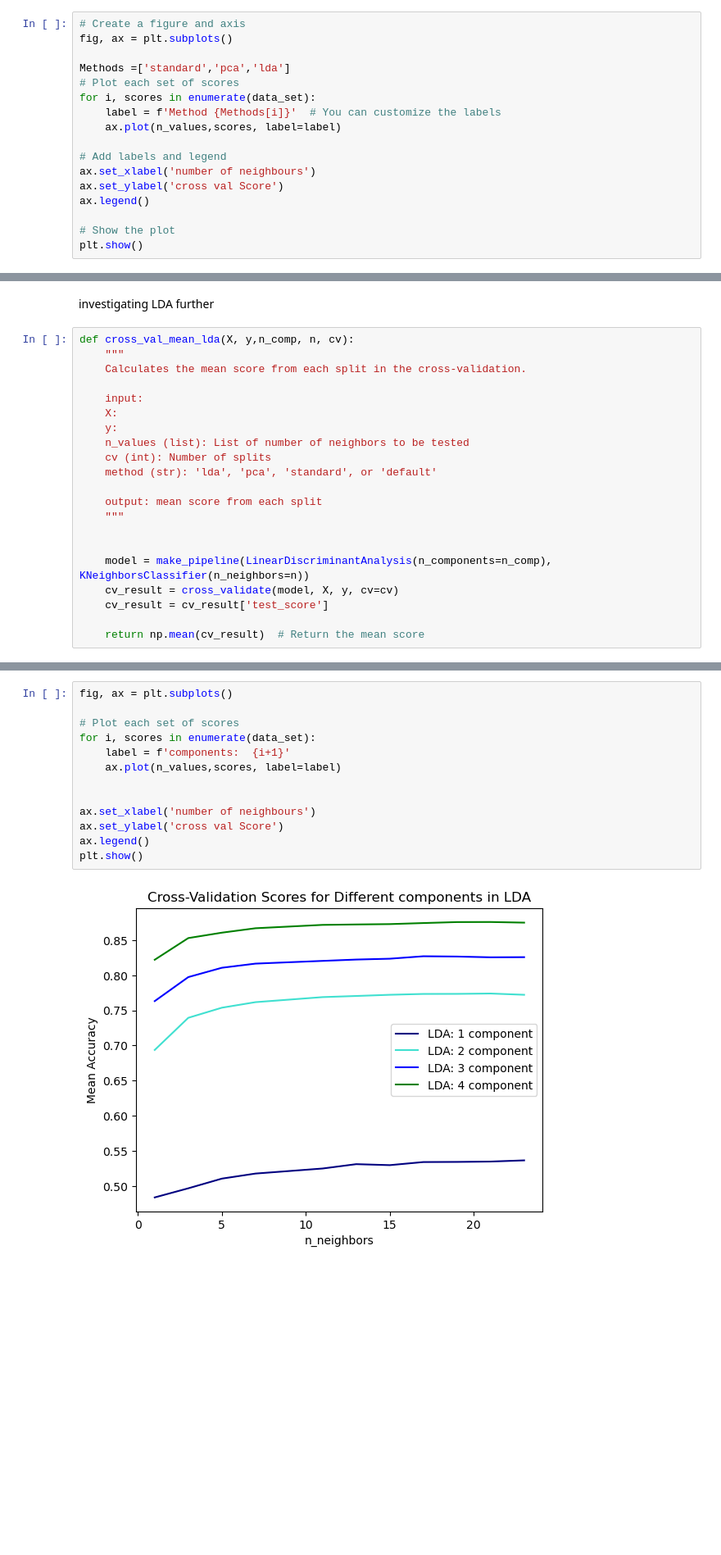
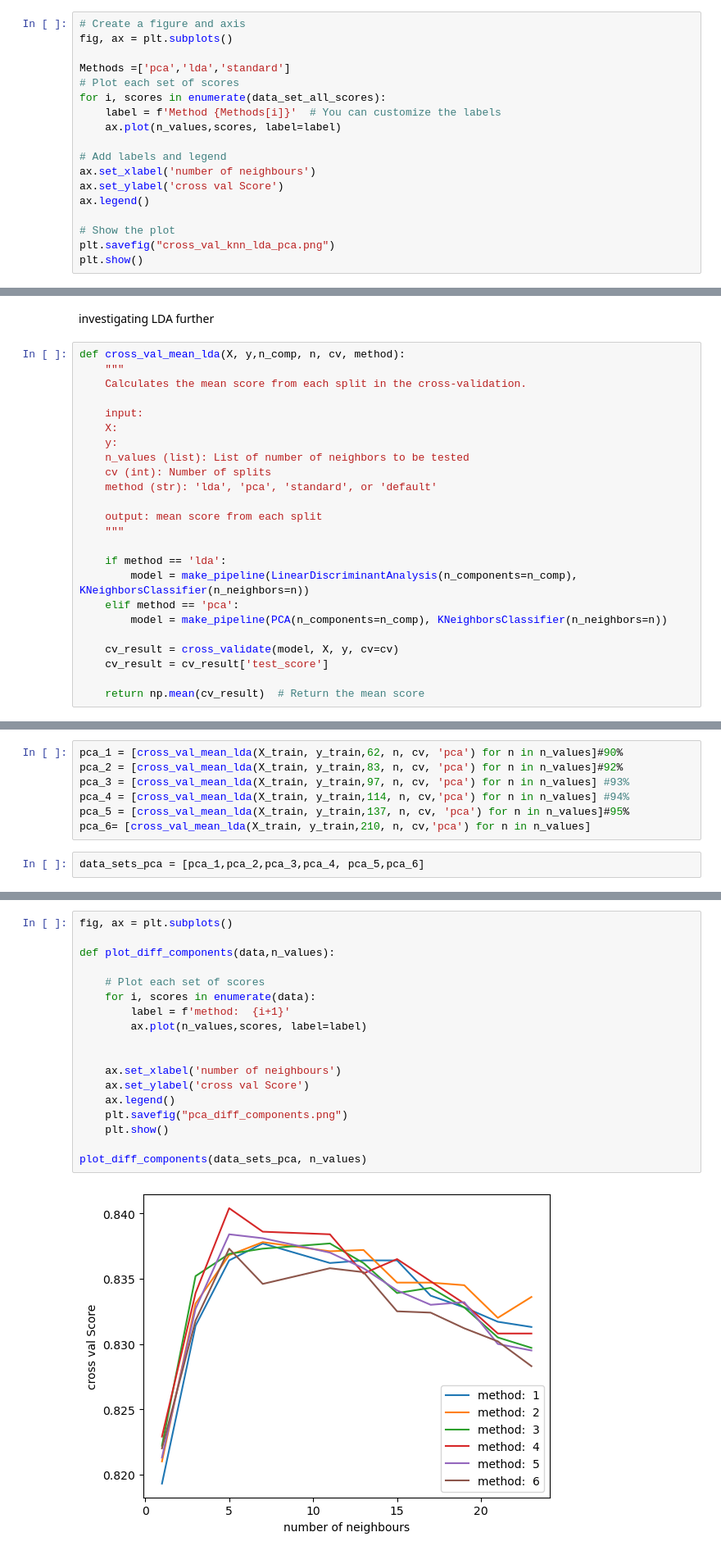
Before and after one commit to julielhagen/Clothing_classification-, a Jupyter notebook: Knn.ipynb, the cells around one changed output, grey strips where cells are left out. Shown at 82% size. Cells and saved outputs as stored; diff of their text form; blank space fills up the shorter version.

```diff
--- a/Knn.ipynb
+++ b/Knn.ipynb
@@ -281,9 +298,9 @@ cv = 5
 # Create a figure and axis
 fig, ax = plt.subplots()
 
-Methods =['standard','pca','lda']
+Methods =['pca','lda','standard']
 # Plot each set of scores
-for i, scores in enumerate(data_set):
+for i, scores in enumerate(data_set_all_scores):
     label = f'Method {Methods[i]}'  # You can customize the labels
     ax.plot(n_values,scores, label=label)
 
@@ -293,5 +310,6 @@ ax.set_ylabel('cross val Score')
 ax.legend()
 
 # Show the plot
+plt.savefig("cross_val_knn_lda_pca.png")
 plt.show()
 # %% [output]
@@ -299,7 +317,7 @@ plt.show()
 # %% [markdown]
 investigating LDA further
 # %%
-def cross_val_mean_lda(X, y,n_comp, n, cv):
+def cross_val_mean_lda(X, y,n_comp, n, cv, method):
     """
     Calculates the mean score from each split in the cross-validation.
 
@@ -313,8 +331,11 @@ def cross_val_mean_lda(X, y,n_comp, n, cv):
     output: mean score from each split
     """
 
+    if method == 'lda':
+        model = make_pipeline(LinearDiscriminantAnalysis(n_components=n_comp), KNeighborsClassifier(n_neighbors=n))
+    elif method == 'pca':
+        model = make_pipeline(PCA(n_components=n_comp), KNeighborsClassifier(n_neighbors=n))
 
-    model = make_pipeline(LinearDiscriminantAnalysis(n_components=n_comp), KNeighborsClassifier(n_neighbors=n))
     cv_result = cross_validate(model, X, y, cv=cv)
     cv_result = cv_result['test_score']
 
@@ -328,0 +348,9 @@ KeyboardInterrupt:
+# %%
+pca_1 = [cross_val_mean_lda(X_train, y_train,62, n, cv, 'pca') for n in n_values]#90%
+pca_2 = [cross_val_mean_lda(X_train, y_train,83, n, cv, 'pca') for n in n_values]#92%
+pca_3 = [cross_val_mean_lda(X_train, y_train,97, n, cv, 'pca') for n in n_values] #93%
+pca_4 = [cross_val_mean_lda(X_train, y_train,114, n, cv,'pca') for n in n_values] #94%
+pca_5 = [cross_val_mean_lda(X_train, y_train,137, n, cv, 'pca') for n in n_values]#95%
+pca_6= [cross_val_mean_lda(X_train, y_train,210, n, cv,'pca') for n in n_values]
+# %%
+data_sets_pca = [pca_1,pca_2,pca_3,pca_4, pca_5,pca_6]
@@ -329,18 +373,23 @@ KeyboardInterrupt:
 # %%
 fig, ax = plt.subplots()
 
-# Plot each set of scores
-for i, scores in enumerate(data_set):
-    label = f'components:  {i+1}'
-    ax.plot(n_values,scores, label=label)
+def plot_diff_components(data,n_values):
+
+    # Plot each set of scores
+    for i, scores in enumerate(data):
+        label = f'method:  {i+1}'
+        ax.plot(n_values,scores, label=label)
 
 
-ax.set_xlabel('number of neighbours')
-ax.set_ylabel('cross val Score')
-ax.legend()
-plt.show()
+    ax.set_xlabel('number of neighbours')
+    ax.set_ylabel('cross val Score')
+    ax.legend()
+    plt.savefig("pca_diff_components.png")
+    plt.show()
+
+plot_diff_components(data_sets_pca, n_values)
 # %% [output]
-[figure, old version]
+[figure, new version]
 # %% [markdown]
 ### Train final classifier
 # %%
```
Also changed, not shown: parts of 19 cells of this notebook, 6 other files.
